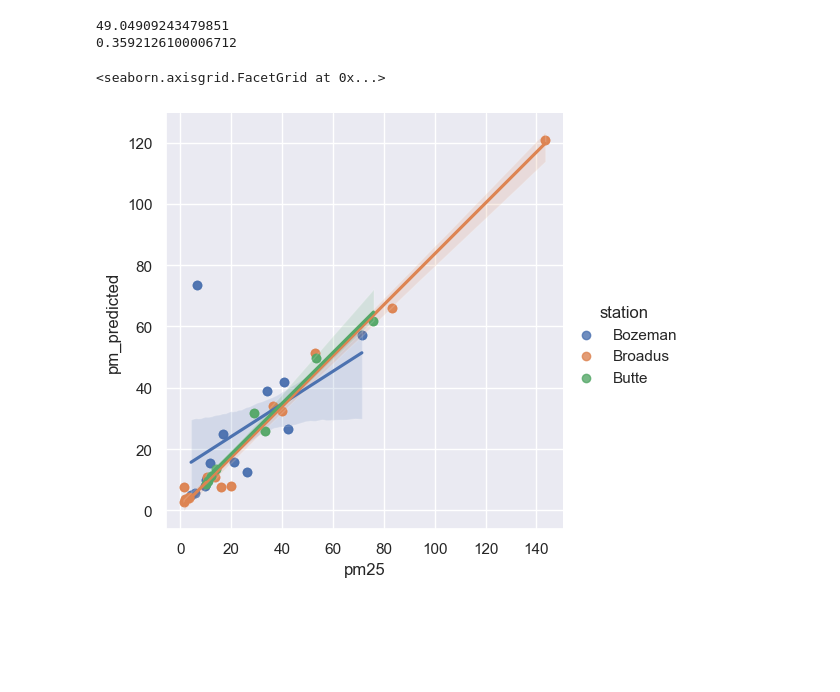
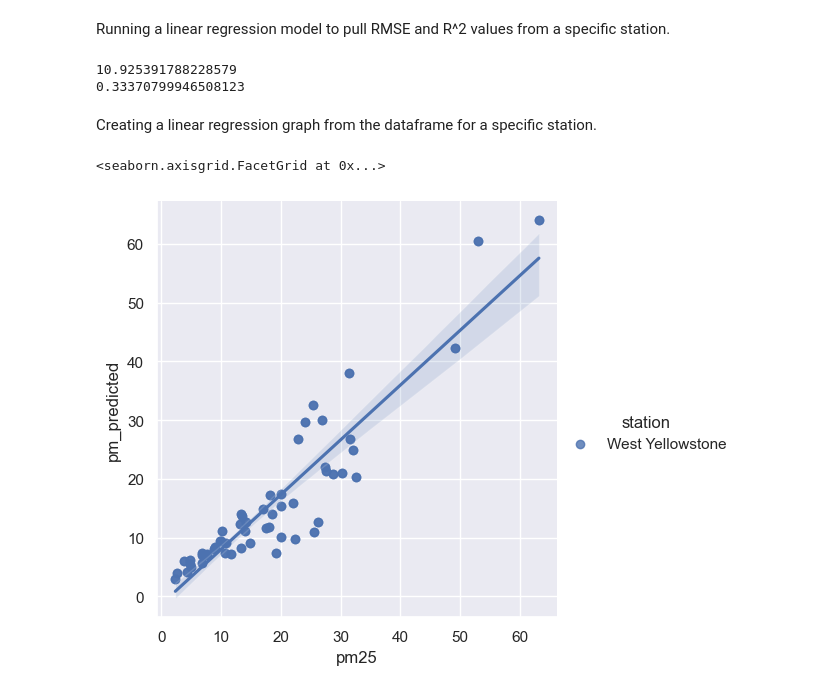
Before and after one commit to abby-kabalin/dataCheck, a Jupyter notebook: linReg.ipynb, the cells around one changed output. Drawn from its saved outputs; the diff is of its cells as text; code cells hidden in the pictures; blank space fills up the shorter version.

```diff
--- a/linReg.ipynb
+++ b/linReg.ipynb
@@ -27,13 +29,16 @@ random_date(2017, 10)
 from datetime import datetime
 from datetime import datetime
 # Load the data
-data = pd.read_csv('INBRE_App_Output/output_data_in_9_2017.csv')
+data = pd.read_csv('INBRE_App_Output/output_data_in_2017.csv')
 date=(pd.to_datetime(data['system:time_start'],unit='ms'))
 pm25 = data['pm25']
 pm_predicted = data['pm_predicted']
 station = data['station']
 df = pd.DataFrame({'pm25': pm25, 'pm_predicted': pm_predicted, 'station': station, 'date': date})
+filtered_df = df[df['station'].isin(['West Yellowstone'])]
 
 # Print the final DataFrame
-print(df)
+print(filtered_df)
+# Save filtered_df to an Excel file
+filtered_df.to_excel('../dataCheck/2017-output/WestYellowstone.xlsx', sheet_name='West Yellowstone', index=False)
 # %% [output]
@@ -54,7 +59,10 @@ print(df)
+# %% [markdown]
+Running a linear regression model to pull RMSE and R^2 values from a specific station.
 # %%
 model = LinearRegression()
 
-X, y = df['pm25'], df['pm_predicted']
+regres_filtered_df = df[df['station'].isin(['West Yellowstone'])]
+X, y = regres_filtered_df['pm25'], regres_filtered_df['pm_predicted']
 
 X = X.values.reshape(-1, 1)
 y = y.values.reshape(-1, 1)
@@ -68,19 +76,25 @@ rmse = sqrt(mean_squared_error(X, y))
 print(rmse)
 print(r_squared)
 # %% [output]
-49.04909243479851
-0.3592126100006712
+10.925391788228579
+0.33370799946508123
+# %% [markdown]
+Creating a linear regression graph from the dataframe for a specific station.
 # %%
 sns.set_theme()
-filtered_df = df[df['station'].isin(['Bozeman', 'Broadus', 'Butte'])]
+filtered_df = df[df['station'].isin(['West Yellowstone'])]
+##date = random_date(2017, 9)
+#date_filtered_df = df[df['date'] == date]
+
 
 g = sns.lmplot(
     data=filtered_df,
     x="pm25", y="pm_predicted", hue="station",
-    height=5
+    height=5,
 )
 
 g.set_axis_labels("pm25", "pm_predicted")
+#g.set(title = "pm25 vs pm_predicted" + ' ' + date)
 # %% [output]
 <seaborn.axisgrid.FacetGrid at 0x...>
-[figure, old version]
+[figure, new version]
```
Also changed, not shown: parts of 5 cells of this notebook, 20 other files.
